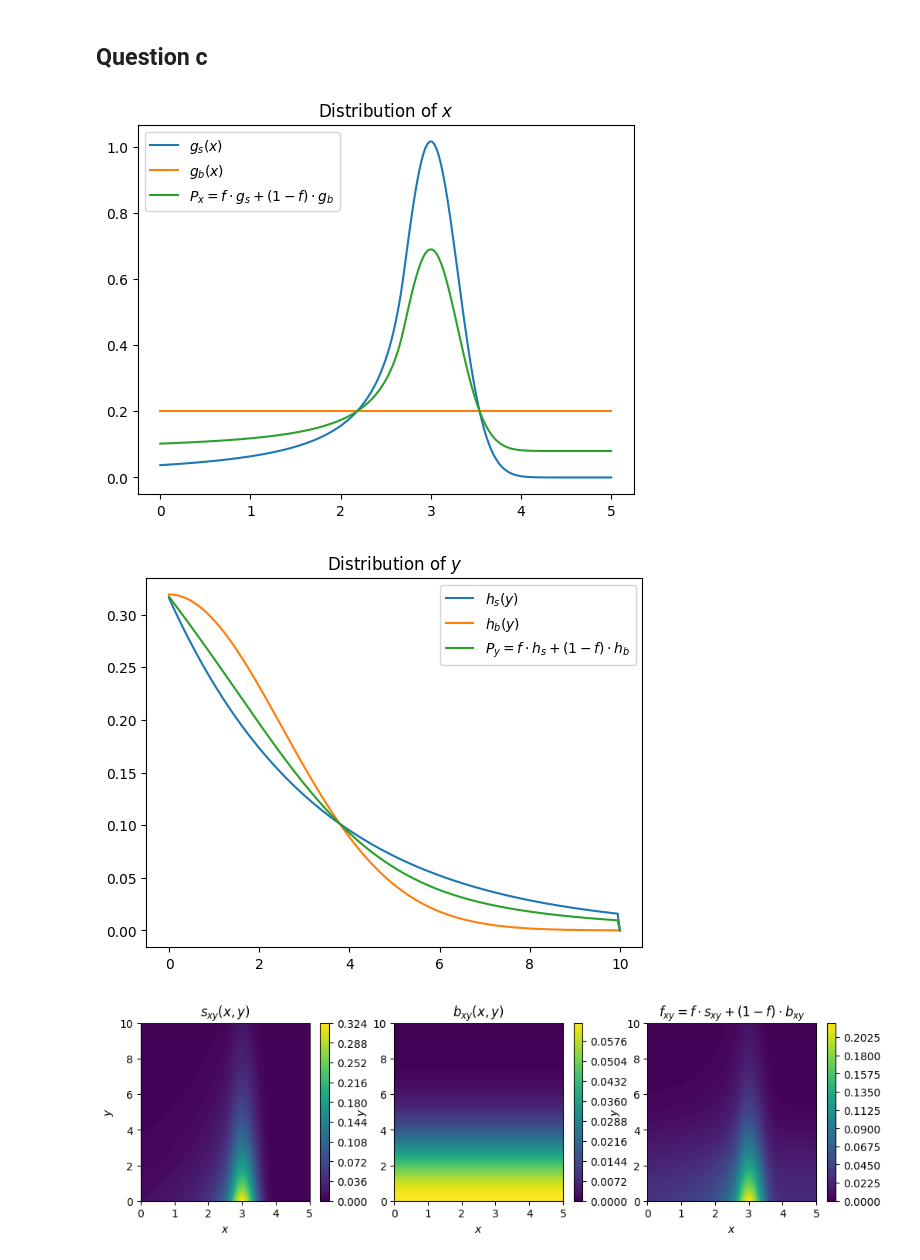
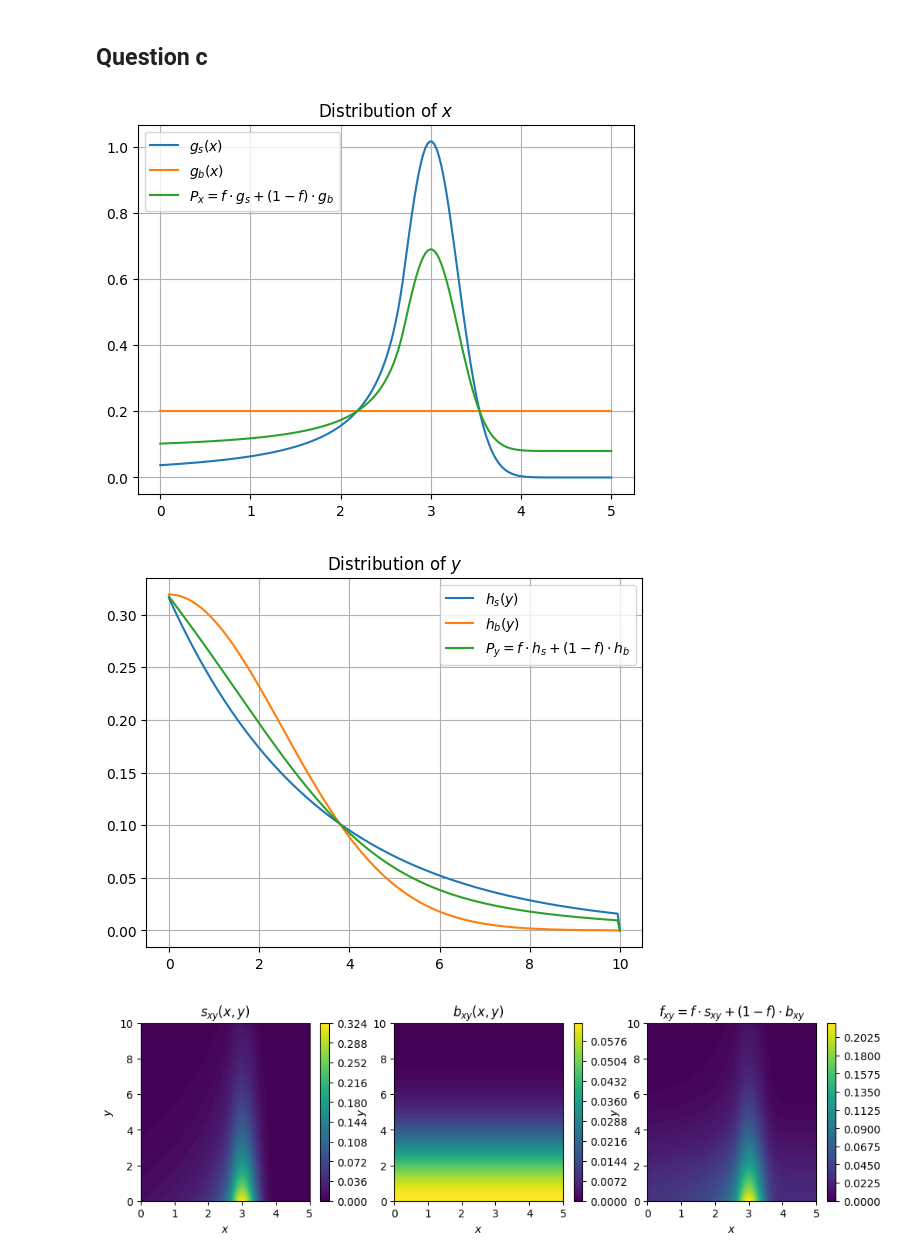
Before and after one commit to john-zhaoyuanzhen/Statistical-Methods-Coursework, a Jupyter notebook: s1.ipynb, the cells around one changed output. Drawn from its saved outputs; the diff is of its cells as text; code cells hidden in the pictures.

```diff
--- a/s1.ipynb
+++ b/s1.ipynb
@@ -48,19 +48,21 @@ plt.plot(x, g_s(x, beta, m, mu, sigma), label='$g_s(x)$')
 plt.plot(x, g_b(x), label='$g_b(x)$')
 plt.plot(x, P_x, label='$P_x = f \\cdot g_s + (1-f) \\cdot g_b$')
 plt.title('Distribution of $x$')
+plt.grid()
 plt.legend()
 plt.show()
 # %% [output]
-[figure, old version]
+[figure, new version]
 # %%
 plt.plot(y, h_s(y, lmda), label='$h_s(y)$')
 plt.plot(y, h_b(y, mu_b, sigma_b), label='$h_b(y)$')
 plt.plot(y, P_y, label='$P_y = f \\cdot h_s + (1-f) \\cdot h_b$')
 plt.title('Distribution of $y$')
+plt.grid()
 plt.legend()
 plt.show()
 # %% [output]
-[figure, old version]
+[figure, new version]
 # %%
 X, Y = np.meshgrid(x, y)
 
```
Also changed, not shown: parts of 23 cells of this notebook.
